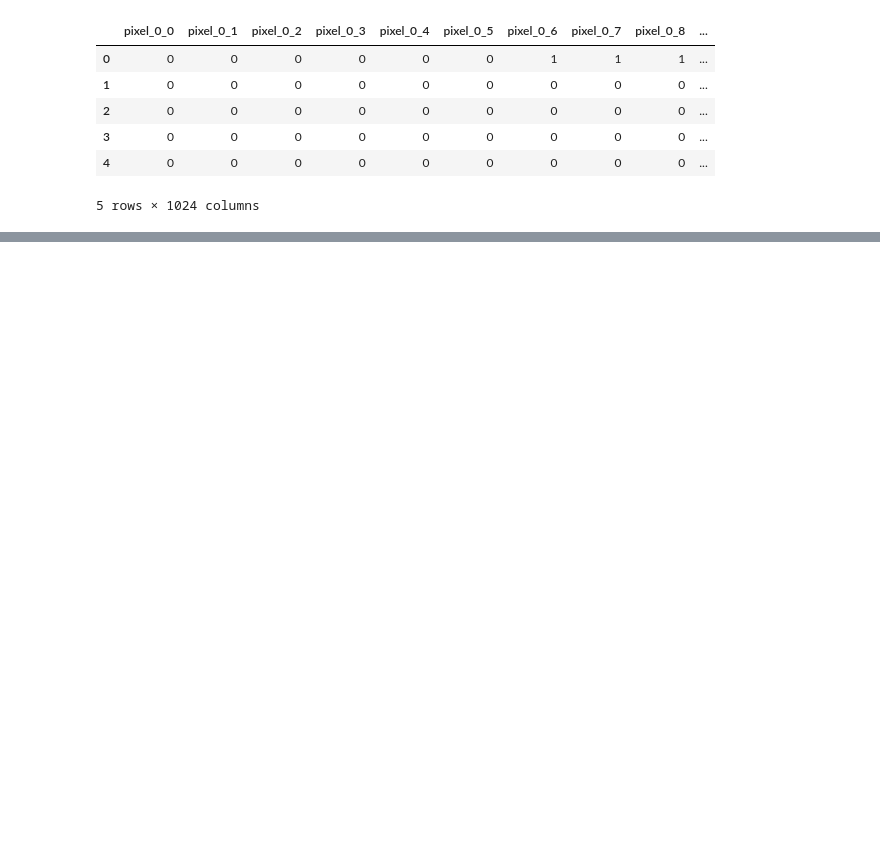
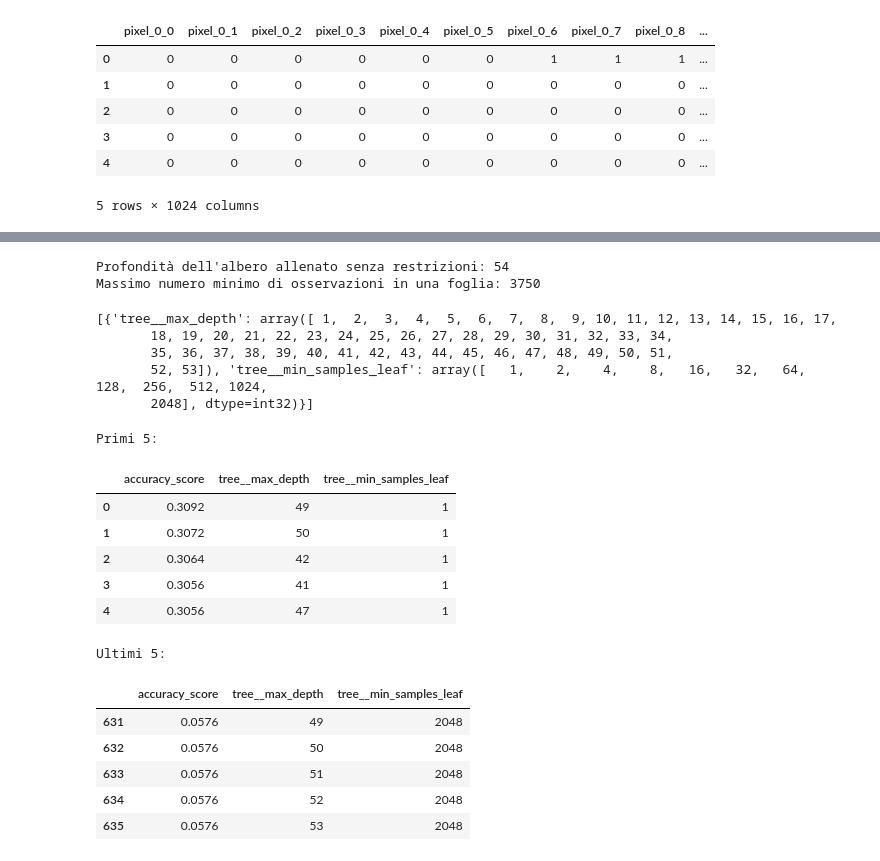
Before and after one commit to DedZago/msbd, a Jupyter notebook: prova.ipynb, the cells around one changed output, grey strips where cells are left out. Drawn from its saved outputs; the diff is of its cells as text; code cells hidden in the pictures; blank space fills up the shorter version.

```diff
--- a/prova.ipynb
+++ b/prova.ipynb
@@ -64,0 +62,6 @@ display(graphviz.Source(dot_data))
+# %%
+print("Profondità dell'albero allenato senza restrizioni: {}".format(dtc.named_steps["tree"].tree_.max_depth))
+print("Massimo numero minimo di osservazioni in una foglia: {}".format(len(X_train) // 2))
+# %% [output]
+Profondità dell'albero allenato senza restrizioni: 54
+Massimo numero minimo di osservazioni in una foglia: 3750
@@ -64,0 +71,44 @@ display(graphviz.Source(dot_data))
+# %%
+param_grid = ParameterGrid({
+    'tree__max_depth': np.arange(1, 54),
+    'tree__min_samples_leaf': 2 ** np.arange(12),
+})
+print(param_grid.param_grid)
+# %% [output]
+[{'tree__max_depth': array([ 1,  2,  3,  4,  5,  6,  7,  8,  9, 10, 11, 12, 13, 14, 15, 16, 17,
+       18, 19, 20, 21, 22, 23, 24, 25, 26, 27, 28, 29, 30, 31, 32, 33, 34,
+       35, 36, 37, 38, 39, 40, 41, 42, 43, 44, 45, 46, 47, 48, 49, 50, 51,
+       52, 53]), 'tree__min_samples_leaf': array([   1,    2,    4,    8,   16,   32,   64,  128,  256,  512, 1024,
+       2048], dtype=int32)}]
+# %%
+risultati = []
+
+for params in tqdm.tqdm(param_grid):
+    dtc.set_params(**params)
+    dtc.fit(X_train, y_train)
+    y_pred = dtc.predict(X_val)
+    params["accuracy_score"] = accuracy_score(y_val, y_pred)
+    risultati.append(params)
+
+risultati = pd.DataFrame(risultati).sort_values(["accuracy_score", "tree__max_depth"], ascending=[False, True])
+risultati.reset_index(drop=True, inplace=True)
+print("Primi 5:")
+display(risultati.head())
+
+print("Ultimi 5:")
+risultati.tail()
+# %% [output]
+Primi 5:
+|  | accuracy_score | tree__max_depth | tree__min_samples_leaf |
+| 0 | 0.3092 | 49 | 1 |
+| 1 | 0.3072 | 50 | 1 |
+| 2 | 0.3064 | 42 | 1 |
+| 3 | 0.3056 | 41 | 1 |
+| 4 | 0.3056 | 47 | 1 |
+Ultimi 5:
+|  | accuracy_score | tree__max_depth | tree__min_samples_leaf |
+| 631 | 0.0576 | 49 | 2048 |
+| 632 | 0.0576 | 50 | 2048 |
+| 633 | 0.0576 | 51 | 2048 |
+| 634 | 0.0576 | 52 | 2048 |
+| 635 | 0.0576 | 53 | 2048 |
```
Also changed, not shown: parts of 7 cells of this notebook, 2 other files.
